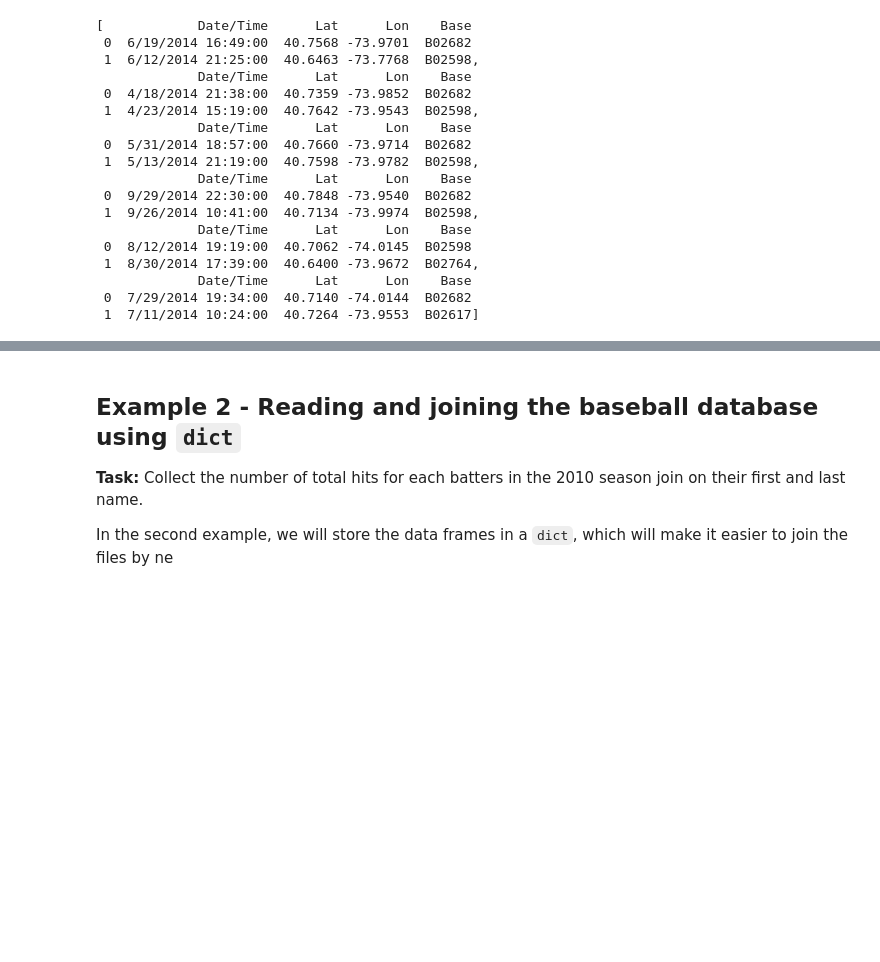
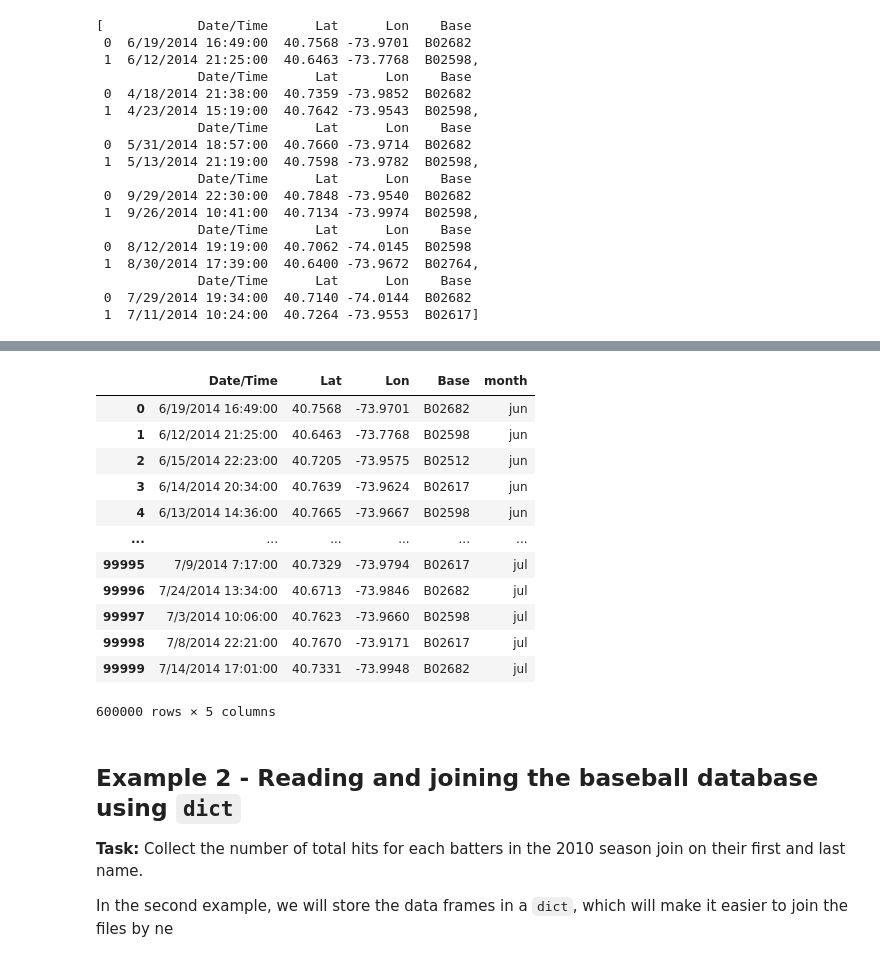
Before and after one commit to dreols01/module2_intro_to_pandas, a Jupyter notebook: 2__10_combining_tables_with_set_like_operations_w_dfply_V2.ipynb, the cells around one changed output, grey strips where cells are left out. Cells and saved outputs as stored; diff of their text form; code cells hidden in the pictures; blank space fills up the shorter version.

```diff
--- a/2__10_combining_tables_with_set_like_operations_w_dfply_V2.ipynb
+++ b/2__10_combining_tables_with_set_like_operations_w_dfply_V2.ipynb
@@ -351,0 +362,2 @@ AttributeError: 'NoneType' object has no attribute 'group'
+# %%
+uber_sales_by_month = [(mon,pd.read_csv(file)) for mon, file in month_name_and_file]
@@ -351,0 +384,6 @@ AttributeError: 'NoneType' object has no attribute 'group'
+# %%
+uber_sales_files_with_month = [(df
+                          >> mutate(month = mon)
+                         )
+                         for mon, df in uber_sales_by_month
+                        ]
@@ -352,3 +431,20 @@ AttributeError: 'NoneType' object has no attribute 'group'
+# %%
+combined_files_uber = pd.concat(uber_sales_files_with_month)
+combined_files_uber
+# %% [output]
+|  | Date/Time | Lat | Lon | Base | month |
+| 0 | 6/19/2014 16:49:00 | 40.7568 | -73.9701 | B02682 | jun |
+| 1 | 6/12/2014 21:25:00 | 40.6463 | -73.7768 | B02598 | jun |
+| 2 | 6/15/2014 22:23:00 | 40.7205 | -73.9575 | B02512 | jun |
+| 3 | 6/14/2014 20:34:00 | 40.7639 | -73.9624 | B02617 | jun |
+| 4 | 6/13/2014 14:36:00 | 40.7665 | -73.9667 | B02598 | jun |
+| ... | ... | ... | ... | ... | ... |
+| 99995 | 7/9/2014 7:17:00 | 40.7329 | -73.9794 | B02617 | jul |
+| 99996 | 7/24/2014 13:34:00 | 40.6713 | -73.9846 | B02682 | jul |
+| 99997 | 7/3/2014 10:06:00 | 40.7623 | -73.9660 | B02598 | jul |
+| 99998 | 7/8/2014 22:21:00 | 40.7670 | -73.9171 | B02617 | jul |
+| 99999 | 7/14/2014 17:01:00 | 40.7331 | -73.9948 | B02682 | jul |
+600000 rows × 5 columns
 # %% [markdown]
 ## Example 2 - Reading and joining the baseball database using `dict`
 
```
Also changed, not shown: parts of 16 cells of this notebook.
